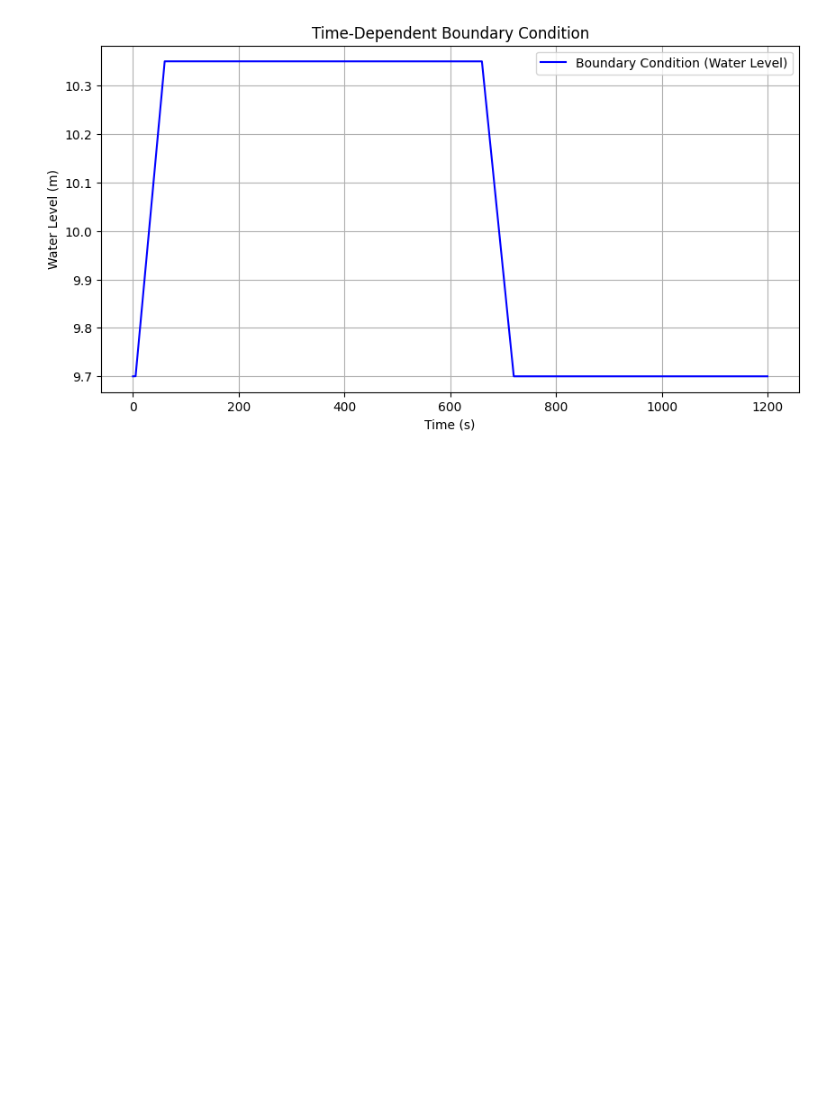
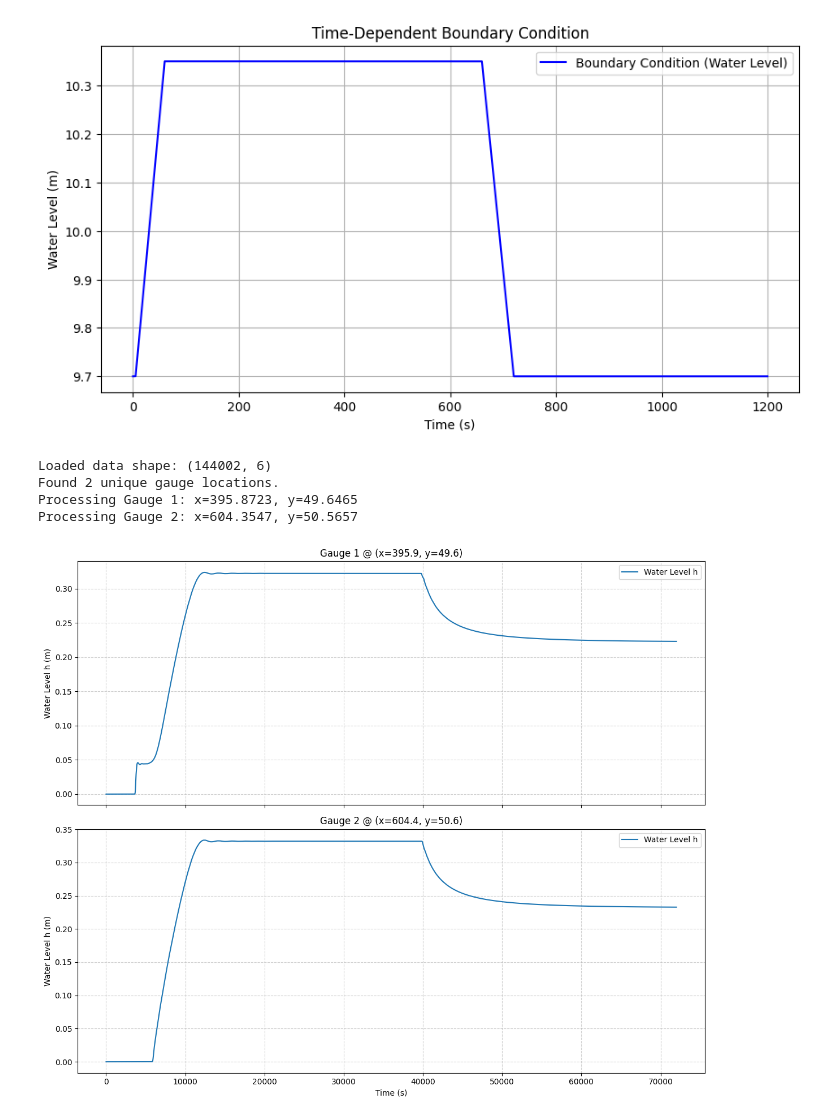
Before and after one commit to zeinali72/swe-pinn, a Jupyter notebook: notebook/benchmark_test_1.ipynb, the cells around one changed output. Drawn from its saved outputs; the diff is of its cells as text; code cells hidden in the pictures; blank space fills up the shorter version.

```diff
--- a/notebook/benchmark_test_1.ipynb
+++ b/notebook/benchmark_test_1.ipynb
@@ -289,3 +289,54 @@ plt.legend()
 plt.show()
 # %% [output]
 [figure]
+# %%
+import numpy as np
+import matplotlib.pyplot as plt
+
+# 1. Load the data
+data_path = '/workspaces/swe-pinn/data/benchmark_test_1/validation_gauges.npy'
+data = np.load(data_path)
+
+print(f"Loaded data shape: {data.shape}")  # Expected columns: [t, x, y, h, u, v]
+
+# 2. Identify Unique (x, y) locations dynamically
+# Extract x and y columns
+xy_coords = data[:, 1:3]
+# Find unique rows (coordinate pairs)
+unique_locs = np.unique(xy_coords, axis=0)
+
+print(f"Found {len(unique_locs)} unique gauge locations.")
+
+# 3. Plot h vs t for each unique location
+fig, axs = plt.subplots(len(unique_locs), 1, figsize=(12, 5 * len(unique_locs)), sharex=True)
+
+# Handle case where there is only 1 gauge (subplots returns axes object, not array)
+if len(unique_locs) == 1:
+    axs = [axs]
+
+for i, (x_loc, y_loc) in enumerate(unique_locs):
+    print(f"Processing Gauge {i+1}: x={x_loc:.4f}, y={y_loc:.4f}")
+
+    # Extract data for this location using float comparison safety
+    mask = np.isclose(data[:, 1], x_loc) & np.isclose(data[:, 2], y_loc)
+    loc_data = data[mask]
+
+    # Sort by time (column 0)
+    loc_data = loc_data[loc_data[:, 0].argsort()]
+
+    # Plot h (column 3) vs t (column 0)
+    axs[i].plot(loc_data[:, 0], loc_data[:, 3], label=f'Water Level h')
+    axs[i].set_ylabel('Water Level h (m)')
+    axs[i].set_title(f'Gauge {i+1} @ (x={x_loc:.1f}, y={y_loc:.1f})')
+    axs[i].grid(True, linestyle='--', alpha=0.6)
+    axs[i].legend()
+
+axs[-1].set_xlabel('Time (s)')
+plt.tight_layout()
+plt.show()
+# %% [output]
+Loaded data shape: (144002, 6)
+Found 2 unique gauge locations.
+Processing Gauge 1: x=395.8723, y=49.6465
+Processing Gauge 2: x=604.3547, y=50.5657
+[figure, added]
```
Also changed, not shown: parts of 1 cell of this notebook, 2 other files.
